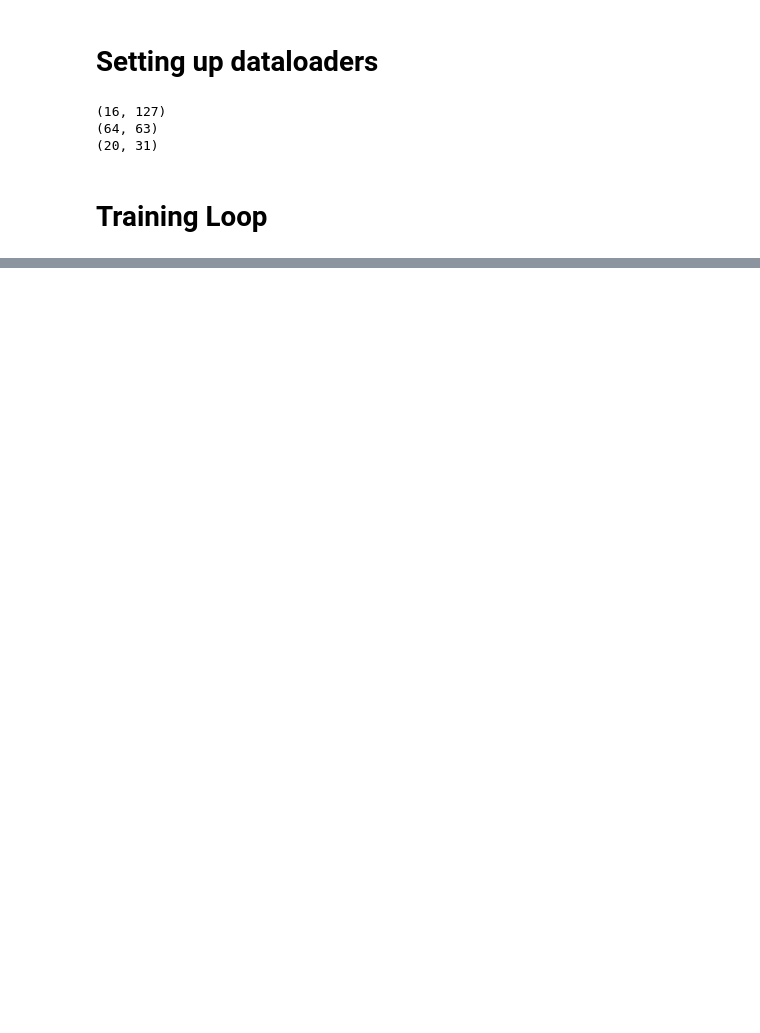
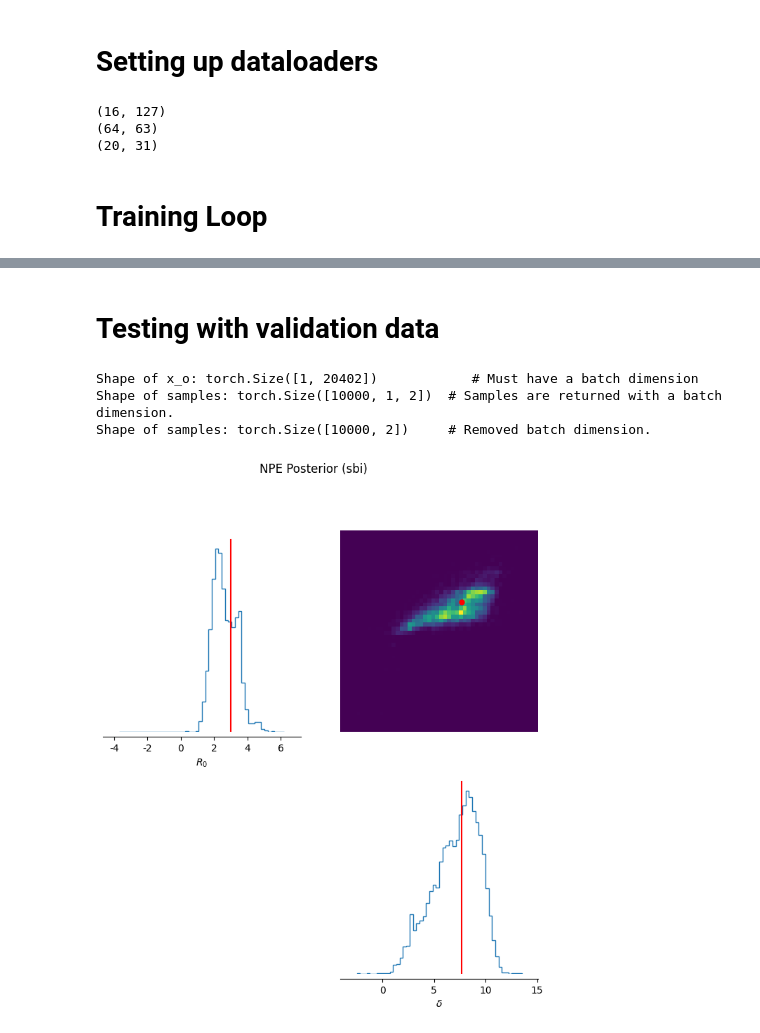
Before and after one commit to vgarot/sbi-hackathon-2026, a Jupyter notebook: models/sequence-alignments/Filippo.ipynb, the cells around one changed output, grey strips where cells are left out. Drawn from its saved outputs; the diff is of its cells as text; code cells hidden in the pictures; blank space fills up the shorter version.

```diff
--- a/models/sequence-alignments/Filippo.ipynb
+++ b/models/sequence-alignments/Filippo.ipynb
@@ -220,0 +238,38 @@ plt.show()
+# %% [markdown]
+# Testing with validation data
+# %%
+val_iter = iter(val_loader)
+batch = next(val_iter)
+batch = next(val_iter)
+
+x_o = torch.flatten(torch.as_tensor(batch[0][0], dtype=torch.float32), start_dim=1)
+theta_o = torch.as_tensor(batch[1], dtype=torch.float32)
+
+print(f"Shape of x_o: {x_o.shape}            # Must have a batch dimension")
+
+samples = density_estimator.sample((10000,), condition=x_o).detach()
+print(
+    f"Shape of samples: {samples.shape}  # Samples are returned with a batch dimension."
+)
+
+samples = samples.squeeze(dim=1)
+print(f"Shape of samples: {samples.shape}     # Removed batch dimension.")
+
+# Visualize posterior with pairplot
+param_labels = [r"$R_0$", r"$\delta$"]
+
+fig, axes = pairplot(
+    samples,
+    #limits=[[0.05, 0.15], [0.01, 0.03], [0.005, 0.03], [0.005, 0.15]],
+    labels=param_labels,
+    figsize=(8, 8),
+    points=theta_o,  # True parameters
+    points_colors="r",
+)
+plt.suptitle("NPE Posterior (sbi)", y=1.02)
+plt.show()
+# %% [output]
+Shape of x_o: torch.Size([1, 20402])            # Must have a batch dimension
+Shape of samples: torch.Size([10000, 1, 2])  # Samples are returned with a batch dimension.
+Shape of samples: torch.Size([10000, 2])     # Removed batch dimension.
+[figure, added]
```
Also changed, not shown: parts of 4 cells of this notebook.
